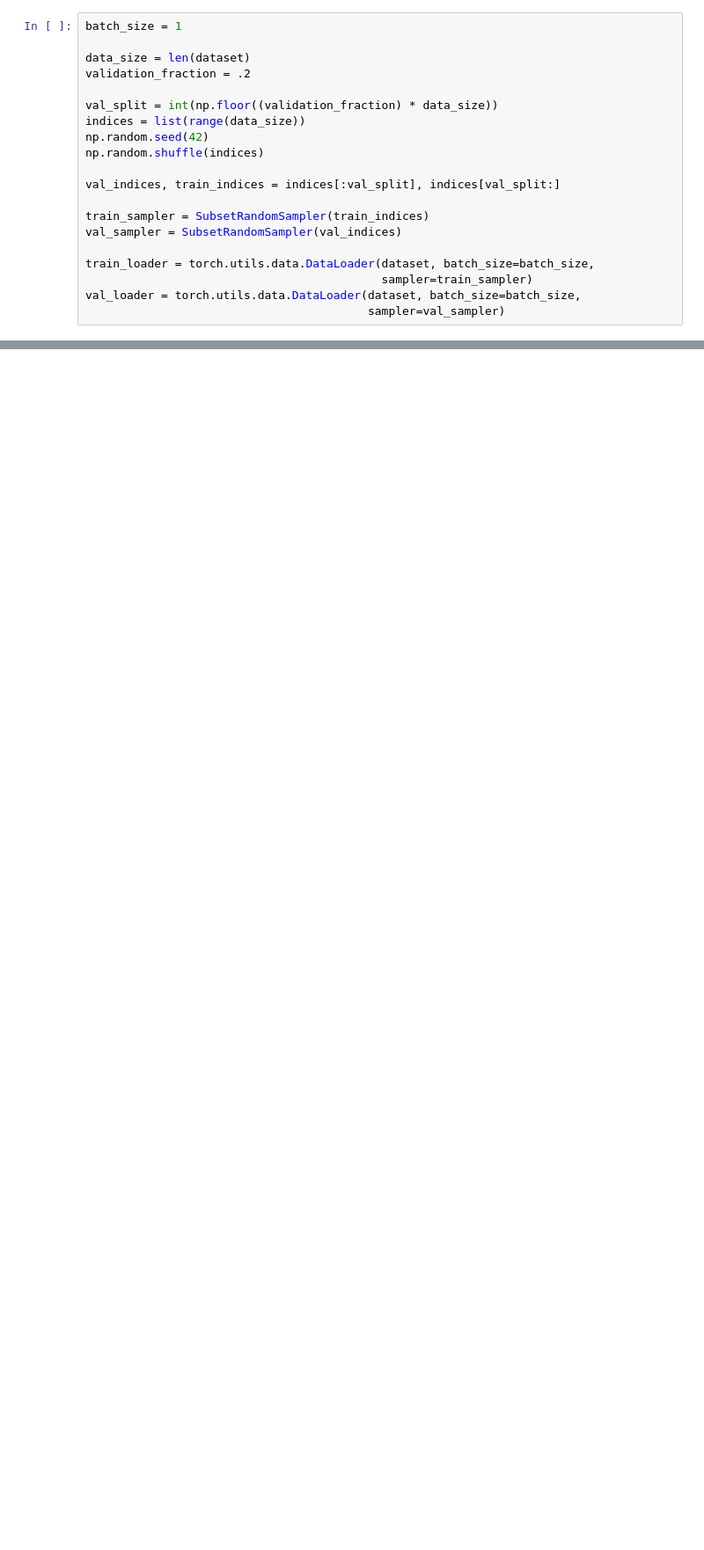
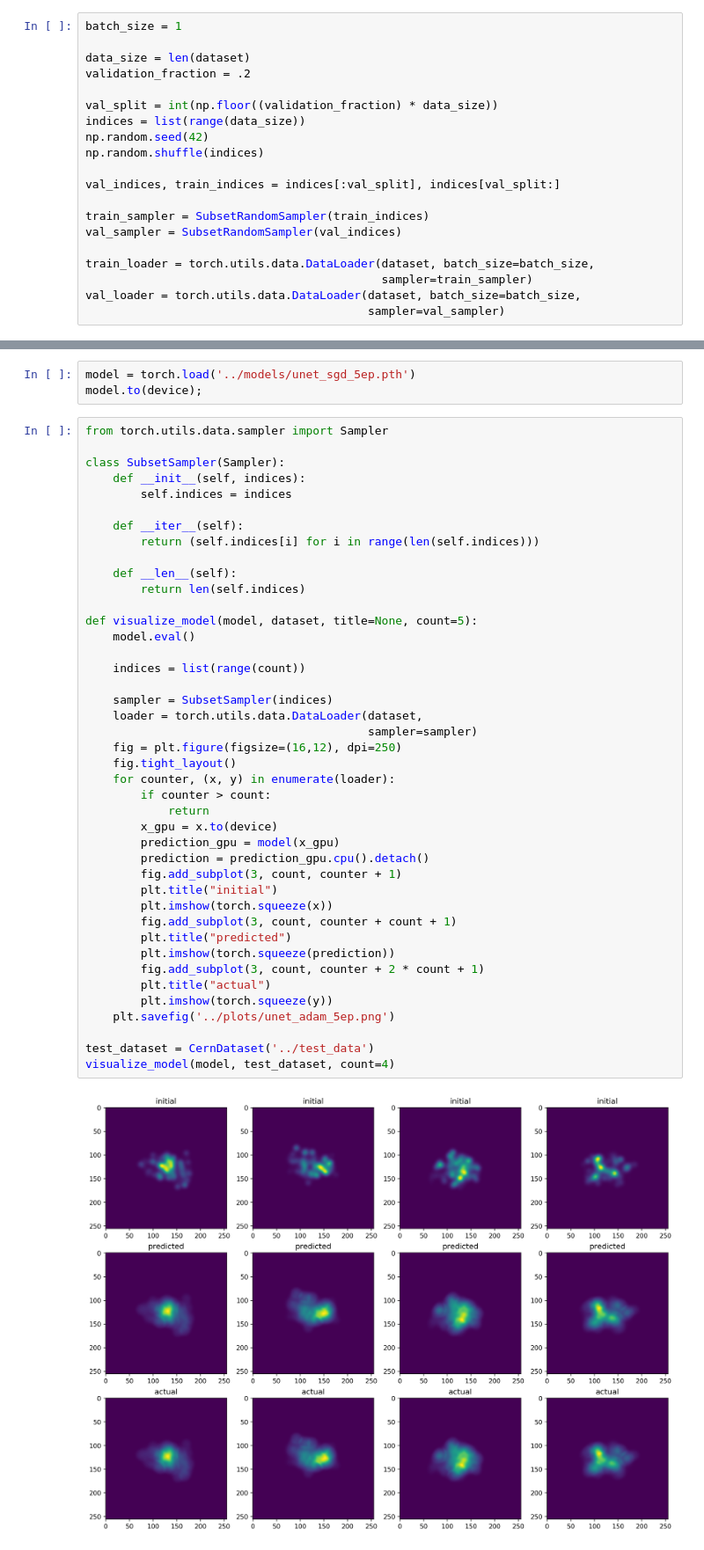
Before and after one commit to Nickkreker/CernProject, a Jupyter notebook: Untitled.ipynb, the cells around one changed output, grey strips where cells are left out. Shown at 88% size. Drawn from its saved outputs; the diff is of its cells as text; blank space fills up the shorter version.

Commit message:
model fixed + some models trained

```diff
--- a/Untitled.ipynb
+++ b/Untitled.ipynb
@@ -165,0 +177,47 @@ RuntimeError: CUDA out of memory. Tried to allocate 268.00 MiB (GPU 0; 2.00 GiB
+# %%
+model = torch.load('../models/unet_sgd_5ep.pth')
+model.to(device);
+# %%
+from torch.utils.data.sampler import Sampler
+
+class SubsetSampler(Sampler):
+    def __init__(self, indices):
+        self.indices = indices
+
+    def __iter__(self):
+        return (self.indices[i] for i in range(len(self.indices)))
+
+    def __len__(self):
+        return len(self.indices)
+
+def visualize_model(model, dataset, title=None, count=5):
+    model.eval()
+
+    indices = list(range(count))
+
+    sampler = SubsetSampler(indices)
+    loader = torch.utils.data.DataLoader(dataset,
+                                         sampler=sampler)
+    fig = plt.figure(figsize=(16,12), dpi=250)
+    fig.tight_layout()
+    for counter, (x, y) in enumerate(loader):
+        if counter > count:
+            return
+        x_gpu = x.to(device)
+        prediction_gpu = model(x_gpu)
+        prediction = prediction_gpu.cpu().detach()
+        fig.add_subplot(3, count, counter + 1)
+        plt.title("initial")
+        plt.imshow(torch.squeeze(x))
+        fig.add_subplot(3, count, counter + count + 1)
+        plt.title("predicted")
+        plt.imshow(torch.squeeze(prediction))
+        fig.add_subplot(3, count, counter + 2 * count + 1)
+        plt.title("actual")
+        plt.imshow(torch.squeeze(y))
+    plt.savefig('../plots/unet_adam_5ep.png')
+
+test_dataset = CernDataset('../test_data')
+visualize_model(model, test_dataset, count=4)
+# %% [output]
+[figure, added]
```
Also changed, not shown: parts of 10 cells of this notebook, 2 other files.
